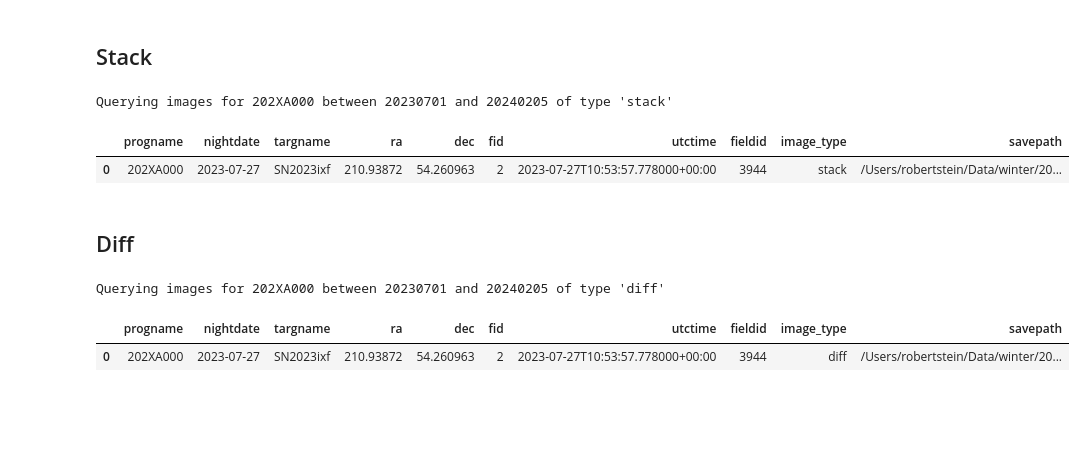
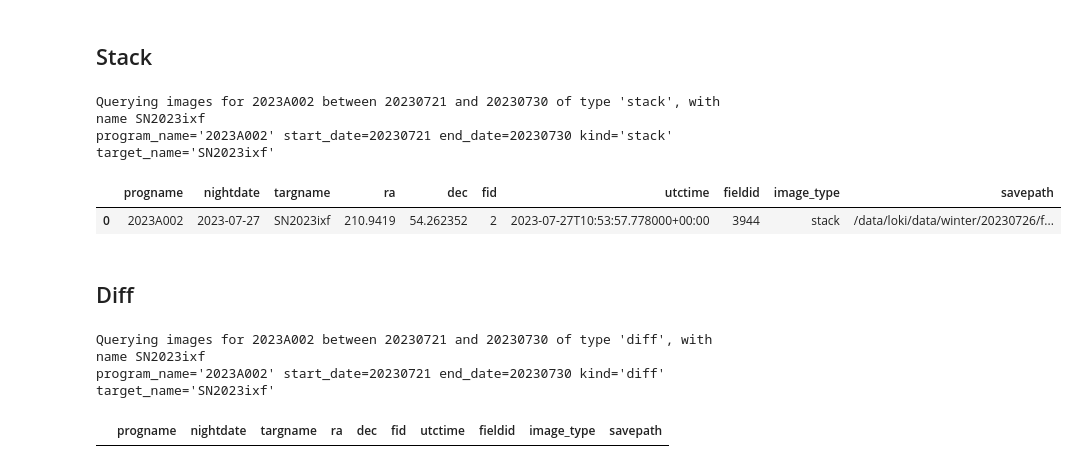
Before and after one commit to winter-telescope/winterapi, a Jupyter notebook: notebooks/Example_4_Finding_Observatory_Data.ipynb, the cells around one changed output. Drawn from its saved outputs; the diff is of its cells as text; code cells hidden in the pictures; blank space fills up the shorter version.

```diff
--- a/notebooks/Example_4_Finding_Observatory_Data.ipynb
+++ b/notebooks/Example_4_Finding_Observatory_Data.ipynb
@@ -7,7 +7,9 @@ logging.getLogger("winterapi").setLevel("DEBUG")
 # %%
 winter = WinterAPI()
 # %%
-program_name = winter.get_programs()[0]
+program_name = "2023A002"
+start_date = "20230721"
+end_date = "20230730"
 # %% [markdown]
 # Query by program
 # %%
@@ -35,4 +43,6 @@ images
 If you are triggering lots of requests, you might want to restrict yourself to a specific target name.
 **This will only work if you specified a target name in the ToO request though**.
 So it's a good idea to do that!
+# %%
+target_name = "SN2023ixf"
 # %%
@@ -141,18 +173,19 @@ Querying images for 202XA000 between 20230701 and 20240205 of type 'science'
 # %% [markdown]
 ## Stack
 # %%
-res, images = winter.query_images_by_program(program_name, start_date="20230701", image_type="stack")
+res, images = winter.query_images_by_target_name(program_name, image_type="stack", target_name=target_name, start_date=start_date, end_date=end_date)
 images
 # %% [output]
-Querying images for 202XA000 between 20230701 and 20240205 of type 'stack'
+Querying images for 2023A002 between 20230721 and 20230730 of type 'stack', with name SN2023ixf
+program_name='2023A002' start_date=20230721 end_date=20230730 kind='stack' target_name='SN2023ixf'
 |  | progname | nightdate | targname | ra | dec | fid | utctime | fieldid | image_type | savepath |
-| 0 | 202XA000 | 2023-07-27 | SN2023ixf | 210.93872 | 54.260963 | 2 | 2023-07-27T10:53:57.778000+00:00 | 3944 | stack | /Users/robertstein/Data/winter/20... |
+| 0 | 2023A002 | 2023-07-27 | SN2023ixf | 210.9419 | 54.262352 | 2 | 2023-07-27T10:53:57.778000+00:00 | 3944 | stack | /data/loki/data/winter/20230726/f... |
 # %% [markdown]
 ## Diff
 # %%
-res, images = winter.query_images_by_program(program_name, start_date="20230701", image_type="diff")
+res, images = winter.query_images_by_target_name(program_name, image_type="diff", target_name=target_name, start_date=start_date, end_date=end_date)
 images
 # %% [output]
-Querying images for 202XA000 between 20230701 and 20240205 of type 'diff'
+Querying images for 2023A002 between 20230721 and 20230730 of type 'diff', with name SN2023ixf
+program_name='2023A002' start_date=20230721 end_date=20230730 kind='diff' target_name='SN2023ixf'
 |  | progname | nightdate | targname | ra | dec | fid | utctime | fieldid | image_type | savepath |
-| 0 | 202XA000 | 2023-07-27 | SN2023ixf | 210.93872 | 54.260963 | 2 | 2023-07-27T10:53:57.778000+00:00 | 3944 | diff | /Users/robertstein/Data/winter/20... |
```
Also changed, not shown: parts of 16 cells of this notebook, 12 other files.
